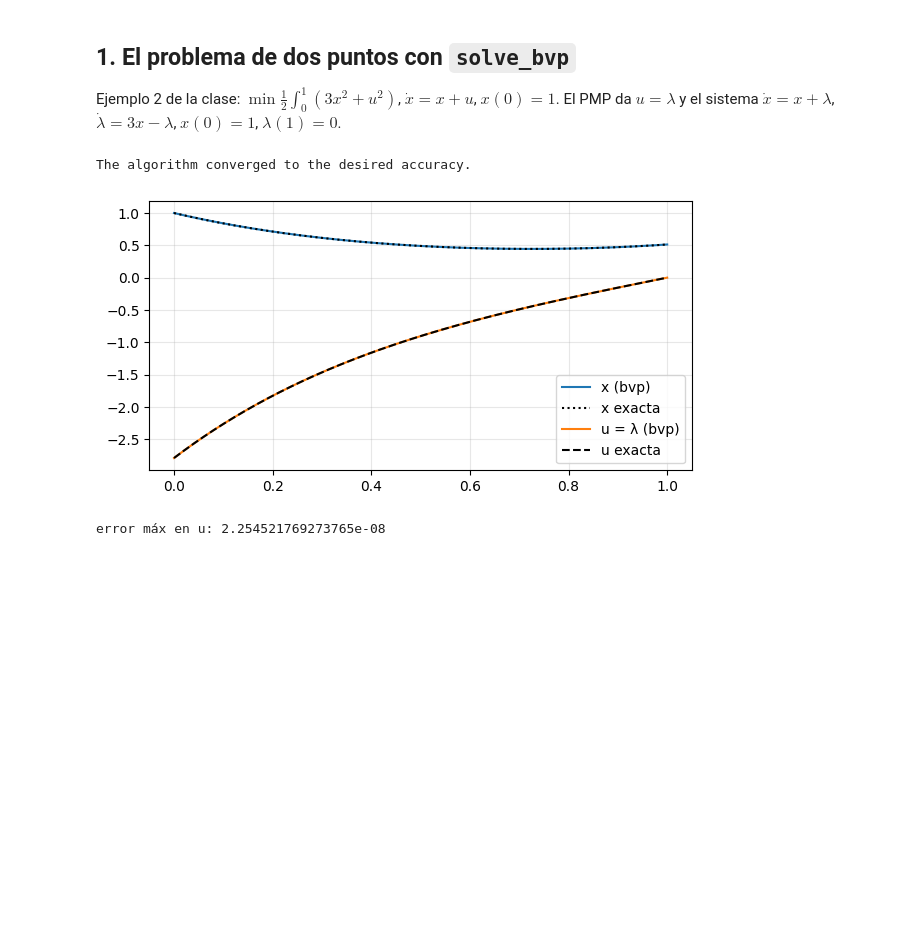
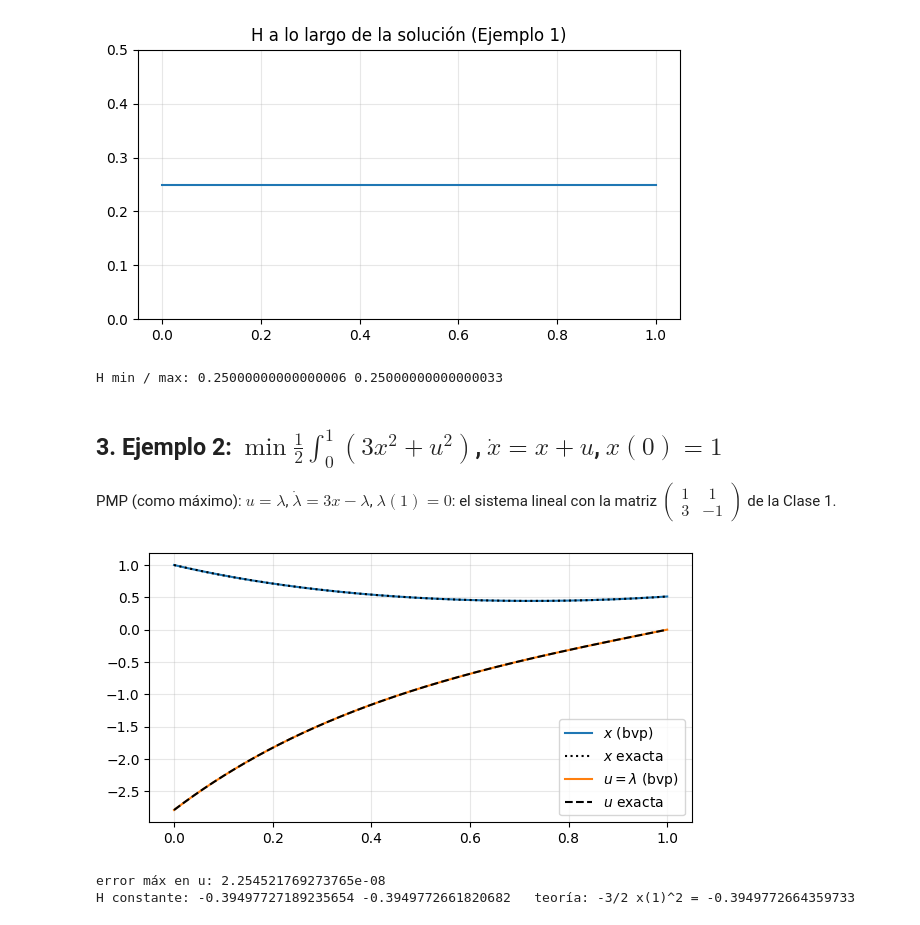
Before and after one commit to csfvega-arg/Colabs-materia-control, a Jupyter notebook: clase02.ipynb, the cells around one changed output. Saved outputs shown, nothing was run; the diff lists cells and outputs as text; code cells hidden in the pictures; blank space fills up the shorter version.

```diff
--- a/clase02.ipynb
+++ b/clase02.ipynb
@@ -13,0 +22,18 @@ plt.rcParams.update({'figure.figsize': (7, 3.5), 'axes.grid': True, 'grid.alpha'
+# %%
+def resolver(c):
+    r = minimize(lambda y: -y[0]*y[1], x0=[0.3, 0.7], method='SLSQP',
+                 constraints=[{'type': 'eq', 'fun': lambda y: y[0] + y[1] - c}])
+    y = r.x
+    lam = -y[1]                      # de la condición  y2 + lam = 0
+    return y, -r.fun, lam
+
+cs = np.linspace(1, 3, 21)
+Fstar = [resolver(c)[1] for c in cs]
+plt.plot(cs, Fstar, 'o', label='numérico'); plt.plot(cs, cs**2/4, 'k-', label='$c^2/4$')
+plt.xlabel('$c$'); plt.ylabel('$F^*(c)$'); plt.legend(); plt.show()
+
+y, F2, lam = resolver(2.0)
+h = 1e-4
+dF = (resolver(2 + h)[1] - resolver(2 - h)[1])/(2*h)
+print(f'c=2: y* = {y},  lambda = {lam:.4f}')
+print(f"dF*/dc (diferencias finitas) = {dF:.4f}   -lambda = {-lam:.4f}   (precio sombra)")
@@ -13,0 +49,13 @@ plt.rcParams.update({'figure.figsize': (7, 3.5), 'axes.grid': True, 'grid.alpha'
+# %%
+def sistema1(t, y):                 # y = (x, lambda)
+    x, lam = y
+    return np.vstack([lam/2, -np.ones_like(lam)])
+
+bordes1 = lambda ya, yb: np.array([ya[0] - 0.0, yb[1] - 0.0])   # x(0)=0, lambda(1)=0
+t = np.linspace(0, 1, 50)
+sol1 = solve_bvp(sistema1, bordes1, t, np.zeros((2, t.size)))
+tt = np.linspace(0, 1, 300); x1, l1 = sol1.sol(tt); u1 = l1/2
+plt.plot(tt, x1, label='$x$ (bvp)'); plt.plot(tt, tt/2 - tt**2/4, 'k:', label='$x$ exacta')
+plt.plot(tt, u1, label='$u$ (bvp)'); plt.plot(tt, (1 - tt)/2, 'k--', label='$u$ exacta')
+plt.legend(); plt.show()
+print('error máx en u:', np.abs(u1 - (1 - tt)/2).max())
@@ -14,28 +70,27 @@ plt.rcParams.update({'figure.figsize': (7, 3.5), 'axes.grid': True, 'grid.alpha'
+# %%
+H1 = x1 - u1**2 + l1*u1
+plt.plot(tt, H1); plt.ylim(0, 0.5); plt.title('H a lo largo de la solución (Ejemplo 1)'); plt.show()
+print('H min / max:', H1.min(), H1.max())
+# %% [output]
+[figure, added]
+H min / max: 0.25000000000000006 0.25000000000000033
 # %% [markdown]
-## 1. El problema de dos puntos con `solve_bvp`
-Ejemplo 2 de la clase: $\min\frac12\int_0^1(3x^2+u^2)$, $\dot x=x+u$, $x(0)=1$.
-El PMP da $u=\lambda$ y el sistema $\dot x=x+\lambda$, $\dot\lambda=3x-\lambda$, $x(0)=1$, $\lambda(1)=0$.
+## 3. Ejemplo 2: $\min\frac12\int_0^1(3x^2+u^2)$, $\dot x=x+u$, $x(0)=1$
+PMP (como máximo): $u=\lambda$, $\dot\lambda=3x-\lambda$, $\lambda(1)=0$: el sistema lineal con la matriz $\begin{pmatrix}1&1\\3&-1\end{pmatrix}$ de la Clase 1.
 # %%
-def sistema(t, y):
-    x, lam = y
-    return np.vstack([x + lam, 3*x - lam])
-
-def bordes(ya, yb):
-    return np.array([ya[0] - 1.0, yb[1]])   # x(0)=1, lambda(1)=0
-
-t = np.linspace(0, 1, 50)
-sol = solve_bvp(sistema, bordes, t, np.zeros((2, t.size)))
-print(sol.message)
-
+sistema2 = lambda t, y: np.vstack([y[0] + y[1], 3*y[0] - y[1]])
+bordes2 = lambda ya, yb: np.array([ya[0] - 1.0, yb[1]])
+sol2 = solve_bvp(sistema2, bordes2, t, np.zeros((2, t.size)))
 c = 3*np.exp(-4)/(3*np.exp(-4) + 1); d = 1/(3*np.exp(-4) + 1)
-tt = np.linspace(0, 1, 300)
 x_ex = c*np.exp(2*tt) + d*np.exp(-2*tt); u_ex = c*np.exp(2*tt) - 3*d*np.exp(-2*tt)
-x_num, u_num = sol.sol(tt)
-plt.plot(tt, x_num, label='x (bvp)'); plt.plot(tt, x_ex, 'k:', label='x exacta')
-plt.plot(tt, u_num, label='u = λ (bvp)'); plt.plot(tt, u_ex, 'k--', label='u exacta')
+x2, l2 = sol2.sol(tt)
+plt.plot(tt, x2, label='$x$ (bvp)'); plt.plot(tt, x_ex, 'k:', label='$x$ exacta')
+plt.plot(tt, l2, label='$u=\\lambda$ (bvp)'); plt.plot(tt, u_ex, 'k--', label='$u$ exacta')
 plt.legend(); plt.show()
-print('error máx en u:', np.abs(u_num - u_ex).max())
+print('error máx en u:', np.abs(l2 - u_ex).max())
+H2 = -1.5*x2**2 - 0.5*l2**2 + l2*(x2 + l2)
+print('H constante:', H2.min(), H2.max(), '  teoría: -3/2 x(1)^2 =', -1.5*x_ex[-1]**2)
 # %% [output]
+[figure, new version]
-The algorithm converged to the desired accuracy.
+error máx en u: 2.254521769273765e-08
+H constante: -0.39497727189235654 -0.3949772661820682   teoría: -3/2 x(1)^2 = -0.3949772664359733
-[figure, old version]
-error máx en u: 2.254521769273765e-08
```
Also changed, not shown: parts of 22 cells of this notebook.
